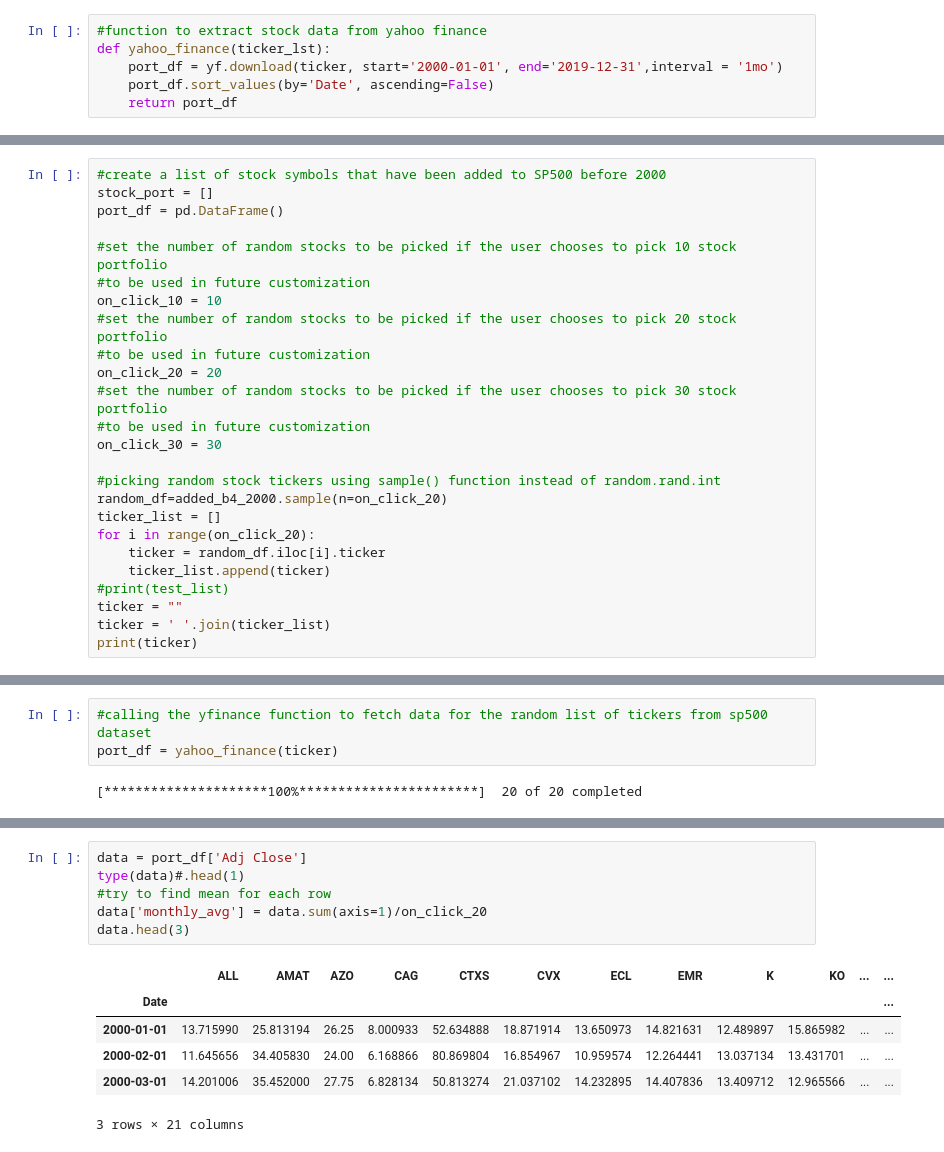
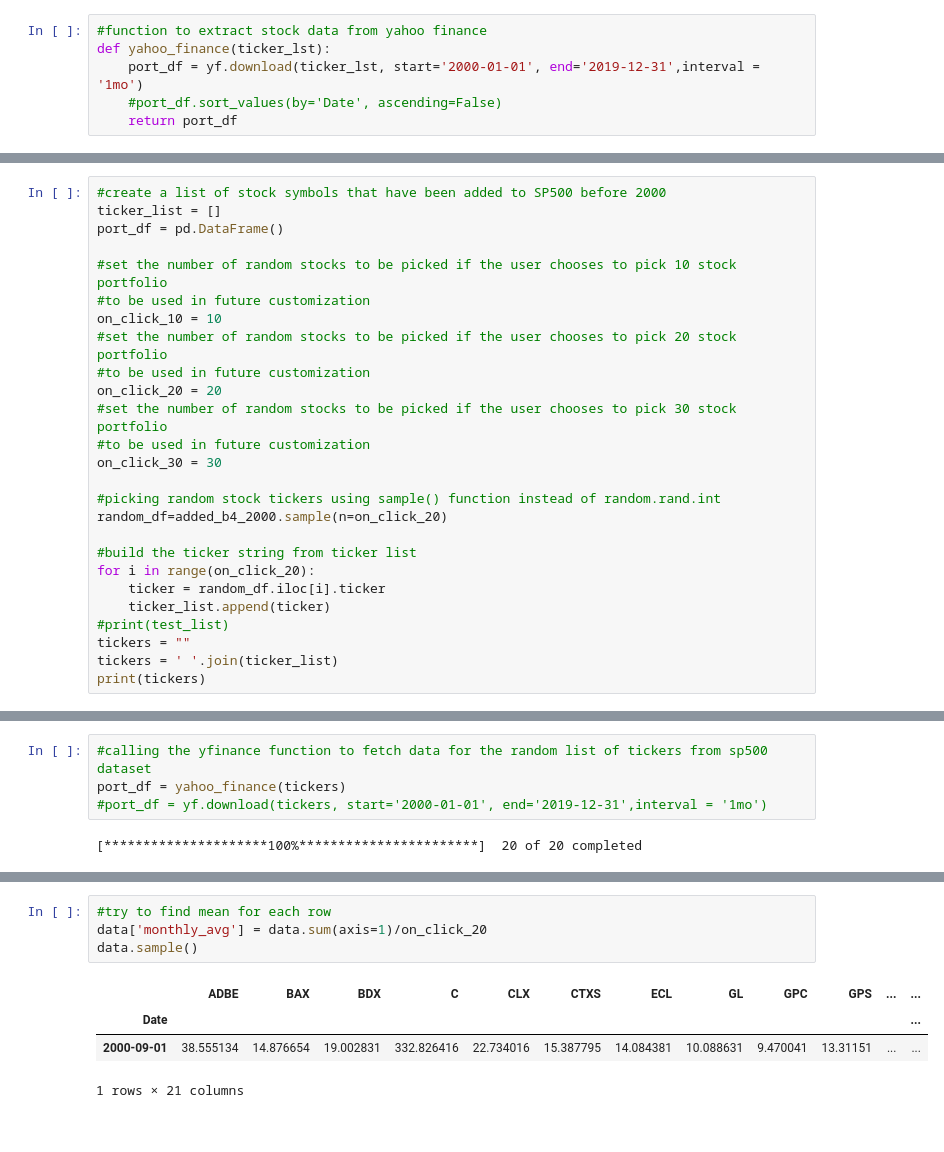
Before and after one commit to Harnekgithub/Project_Random_Walkthrough_SP500_Dataset, a Jupyter notebook: Code/random_walkthrough.ipynb, the cells around one changed output, grey strips where cells are left out. Cells and saved outputs as stored; diff of their text form.

```diff
--- a/Code/random_walkthrough.ipynb
+++ b/Code/random_walkthrough.ipynb
@@ -22,8 +23,8 @@ warnings.filterwarnings('ignore')
 # %%
 #function to extract stock data from yahoo finance
 def yahoo_finance(ticker_lst):
-    port_df = yf.download(ticker, start='2000-01-01', end='2019-12-31',interval = '1mo')
-    port_df.sort_values(by='Date', ascending=False)
+    port_df = yf.download(ticker_lst, start='2000-01-01', end='2019-12-31',interval = '1mo')
+    #port_df.sort_values(by='Date', ascending=False)
     return port_df
 # %%
 # There are 2 tables on the Wikipedia page
@@ -95,7 +96,7 @@ added_b4_2000
 #print(stock_port)
 # %%
 #create a list of stock symbols that have been added to SP500 before 2000
-stock_port = []
+ticker_list = []
 port_df = pd.DataFrame()
 
 #set the number of random stocks to be picked if the user chooses to pick 10 stock portfolio
@@ -110,12 +111,13 @@ on_click_30 = 30
 
 #picking random stock tickers using sample() function instead of random.rand.int
 random_df=added_b4_2000.sample(n=on_click_20)
-ticker_list = []
+
+#build the ticker string from ticker list
 for i in range(on_click_20):
     ticker = random_df.iloc[i].ticker
     ticker_list.append(ticker)
 #print(test_list)
-ticker = ""
-ticker = ' '.join(ticker_list)
-print(ticker)
+tickers = ""
+tickers = ' '.join(ticker_list)
+print(tickers)
 # %% [output]
@@ -123,6 +125,7 @@ AZO EMR LLY MRO AMAT TJX PHM PNC K CAG ECL KO ALL KR LEG CTXS LMT PPG SO CVX
 # %%
 #calling the yfinance function to fetch data for the random list of tickers from sp500 dataset
-port_df = yahoo_finance(ticker)
+port_df = yahoo_finance(tickers)
+#port_df = yf.download(tickers, start='2000-01-01', end='2019-12-31',interval = '1mo')
 # %% [output]
 [*********************100%***********************]  20 of 20 completed
 # %%
@@ -132,13 +157,9 @@ port_df.dropna(inplace=True)
 # %%
-data = port_df['Adj Close']
-type(data)#.head(1)
 #try to find mean for each row
 data['monthly_avg'] = data.sum(axis=1)/on_click_20
-data.head(3)
+data.sample()
 # %% [output]
-|  | ALL | AMAT | AZO | CAG | CTXS | CVX | ECL | EMR | K | KO | ... | ... |
+|  | ADBE | BAX | BDX | C | CLX | CTXS | ECL | GL | GPC | GPS | ... | ... |
 | Date |  |  |  |  |  |  |  |  |  |  |  | ... |
-| 2000-01-01 | 13.715990 | 25.813194 | 26.25 | 8.000933 | 52.634888 | 18.871914 | 13.650973 | 14.821631 | 12.489897 | 15.865982 | ... | ... |
-| 2000-02-01 | 11.645656 | 34.405830 | 24.00 | 6.168866 | 80.869804 | 16.854967 | 10.959574 | 12.264441 | 13.037134 | 13.431701 | ... | ... |
-| 2000-03-01 | 14.201006 | 35.452000 | 27.75 | 6.828134 | 50.813274 | 21.037102 | 14.232895 | 14.407836 | 13.409712 | 12.965566 | ... | ... |
+| 2000-09-01 | 38.555134 | 14.876654 | 19.002831 | 332.826416 | 22.734016 | 15.387795 | 14.084381 | 10.088631 | 9.470041 | 13.31151 | ... | ... |
-3 rows × 21 columns
+1 rows × 21 columns
```
Also changed, not shown: parts of 9 cells of this notebook.
